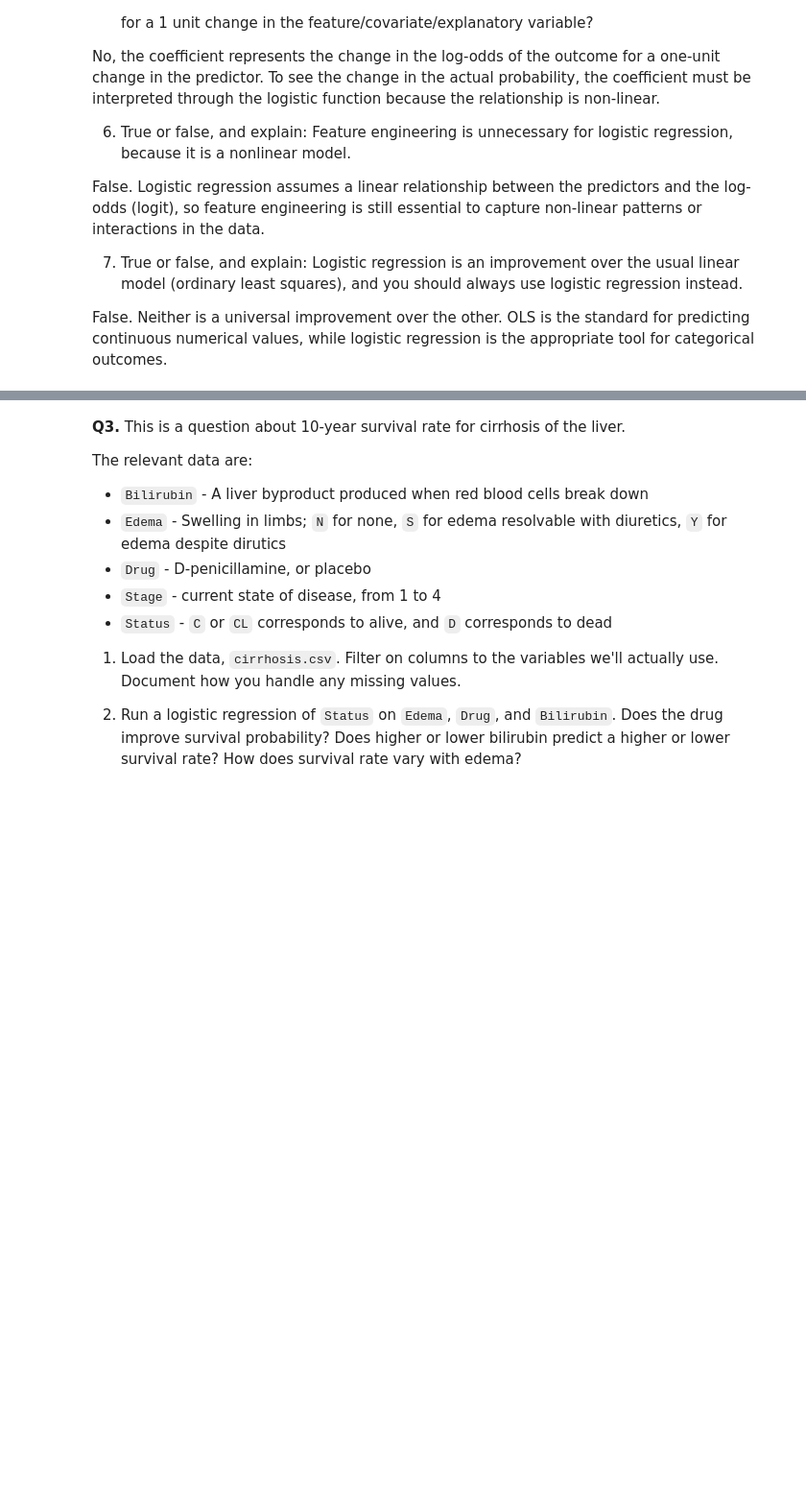
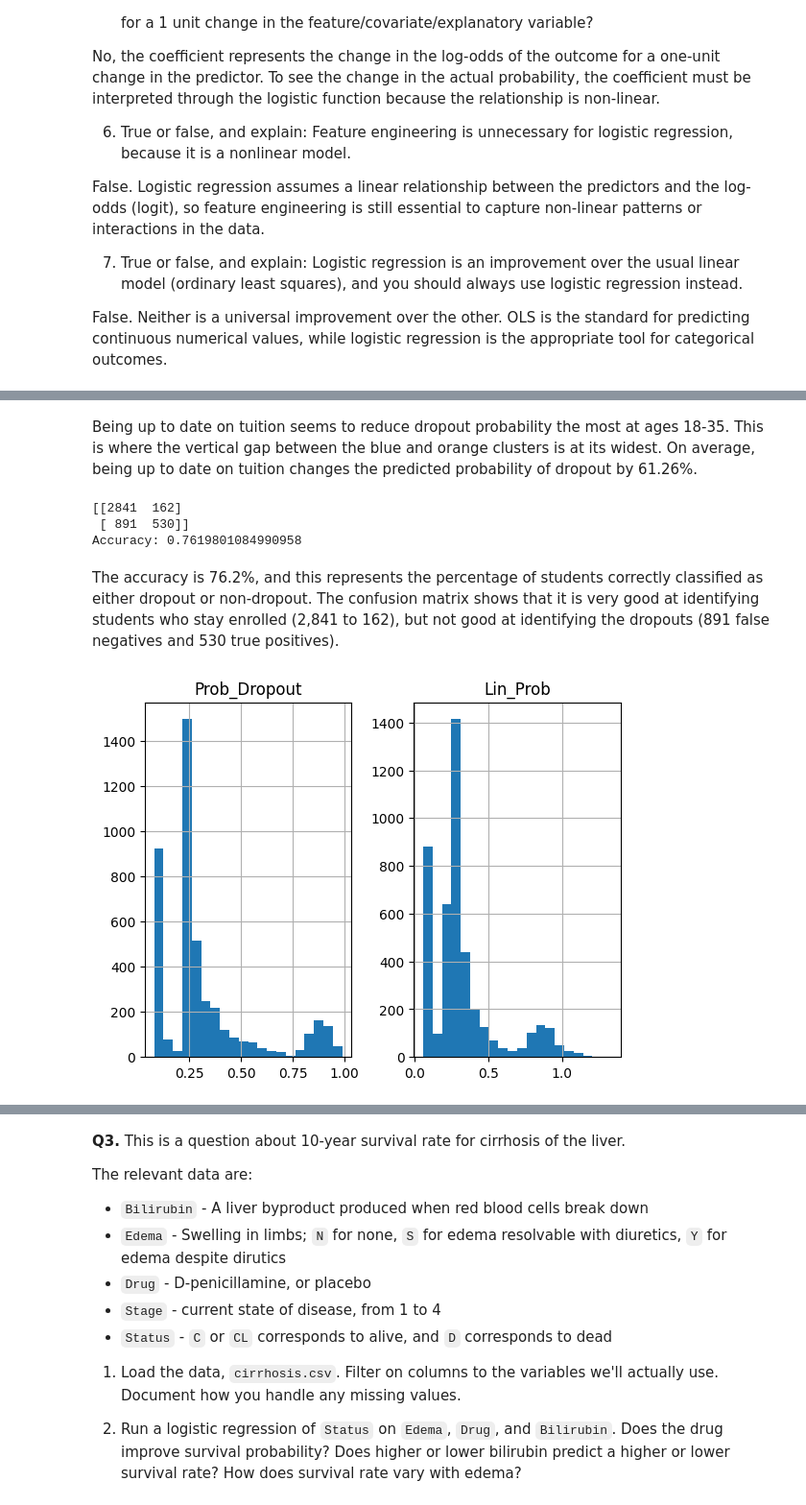
Before and after one commit to liamscanlon5/undergrad_ml_assignments, a Jupyter notebook: 05_assignment_glm.ipynb, the cells around one changed output, grey strips where cells are left out. Shown at 96% size. Cells and saved outputs as stored; diff of their text form; code cells hidden in the pictures; blank space fills up the shorter version.

```diff
--- a/05_assignment_glm.ipynb
+++ b/05_assignment_glm.ipynb
@@ -60,0 +120,30 @@ The relevant variables are:
+# %% [markdown]
+Being up to date on tuition seems to reduce dropout probability the most at ages 18-35. This is where the vertical gap between the blue and orange clusters is at its widest. On average, being up to date on tuition changes the predicted probability of dropout by 61.26%.
+# %%
+# Q2.4
+
+from sklearn.metrics import confusion_matrix, accuracy_score
+
+y_pred = model.predict(X)
+print(confusion_matrix(y, y_pred))
+print(f"Accuracy: {accuracy_score(y, y_pred)}")
+# %% [output]
+[[2841  162]
+ [ 891  530]]
+Accuracy: 0.7619801084990958
+# %% [markdown]
+The accuracy is 76.2%, and this represents the percentage of students correctly classified as either dropout or non-dropout. The confusion matrix shows that it is very good at identifying students who stay enrolled (2,841 to 162), but not good at identifying the dropouts (891 false negatives and 530 true positives).
+# %%
+# Q2.5
+
+from sklearn.linear_model import LinearRegression
+
+# Linear Model
+lin_model = LinearRegression().fit(X, y)
+df['Lin_Prob'] = lin_model.predict(X)
+
+# Histograms
+df[['Prob_Dropout', 'Lin_Prob']].hist(bins=20)
+plt.show()
+# %% [output]
+[figure, added]
```
Also changed, not shown: parts of 24 cells of this notebook.
